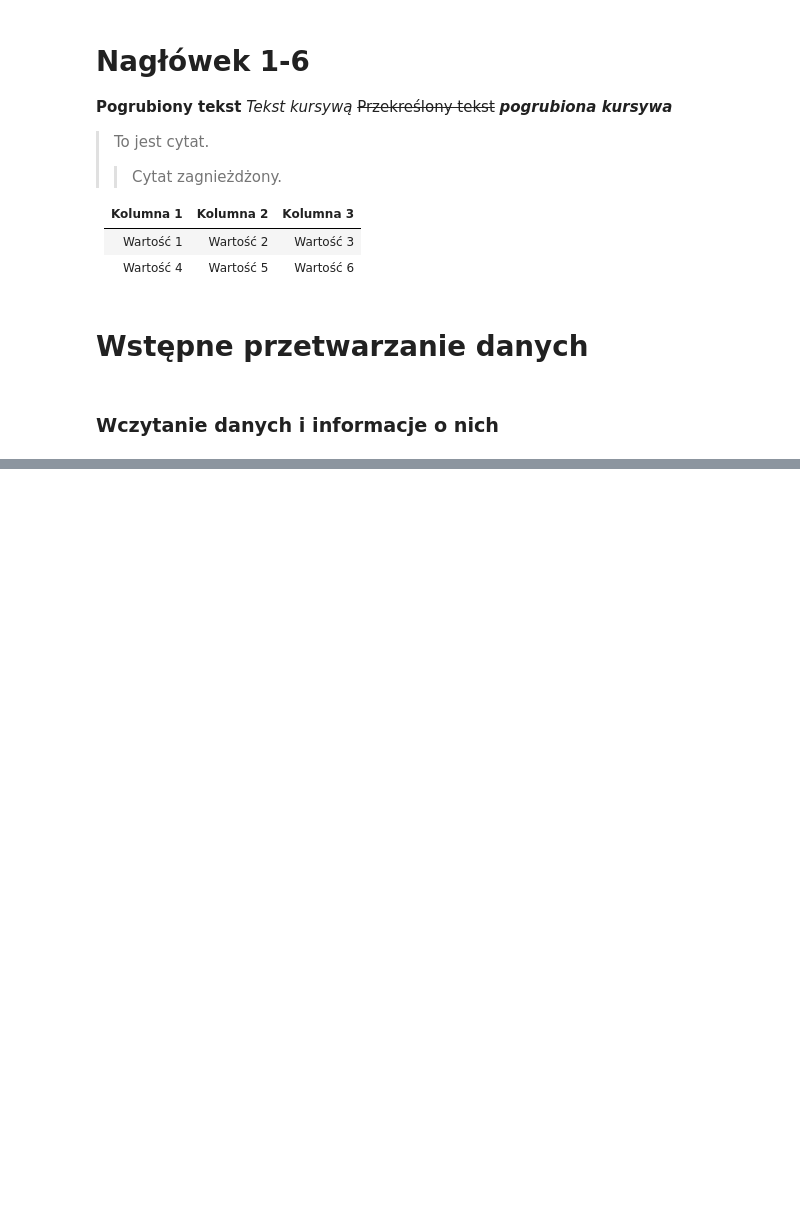
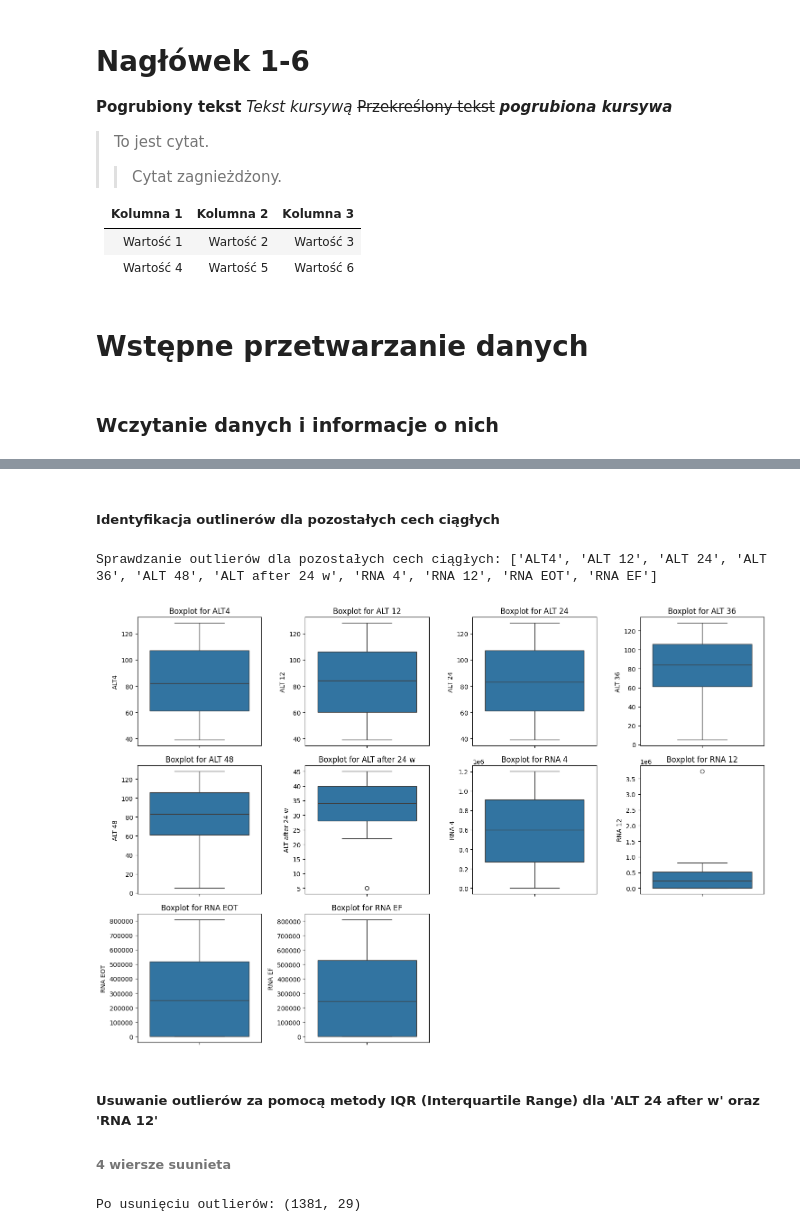
Before and after one commit to Meikelele/thesis, a Jupyter notebook: main.ipynb, the cells around one changed output, grey strips where cells are left out. Saved outputs shown, nothing was run; the diff lists cells and outputs as text; code cells hidden in the pictures; blank space fills up the shorter version.

```diff
--- a/main.ipynb
+++ b/main.ipynb
@@ -51,0 +136,35 @@ dtype: int64
+# %% [markdown]
+##### Identyfikacja outlinerów dla pozostałych cech ciągłych
+# %%
+remaining_features = ['ALT4','ALT 12','ALT 24','ALT 36','ALT 48','ALT after 24 w','RNA 4','RNA 12','RNA EOT','RNA EF']
+
+if remaining_features:
+    print(f"Sprawdzanie outlierów dla pozostałych cech ciągłych: {remaining_features}")
+    plt.figure(figsize=(15, 10))
+    for i, feature in enumerate(remaining_features, 1):
+        plt.subplot(3, 4, i)
+        sns.boxplot(data[feature])
+        plt.title(f'Boxplot for {feature}')
+    plt.tight_layout()
+    plt.show()
+# %% [output]
+Sprawdzanie outlierów dla pozostałych cech ciągłych: ['ALT4', 'ALT 12', 'ALT 24', 'ALT 36', 'ALT 48', 'ALT after 24 w', 'RNA 4', 'RNA 12', 'RNA EOT', 'RNA EF']
+[figure, added]
+# %% [markdown]
+##### Usuwanie outlierów za pomocą metody IQR (Interquartile Range) dla 'ALT 24 after w' oraz 'RNA 12'
+###### 4 wiersze suunieta
+# %%
+features_to_remove_outliers = ['ALT after 24 w', 'RNA 12']
+for feature in features_to_remove_outliers:
+    if feature in data.columns:
+        Q1 = data[feature].quantile(0.25)
+        Q3 = data[feature].quantile(0.75)
+        IQR = Q3 - Q1
+        lower_bound = Q1 - 1.5 * IQR
+        upper_bound = Q3 + 1.5 * IQR
+        # Filtrowanie danych, usuwanie outlierów
+        data = data[(data[feature] >= lower_bound) & (data[feature] <= upper_bound)]
+
+print(f'Po usunięciu outlierów: {data.shape}')
+# %% [output]
+Po usunięciu outlierów: (1381, 29)
```
Also changed, not shown: parts of 18 cells of this notebook, 2 other files.
